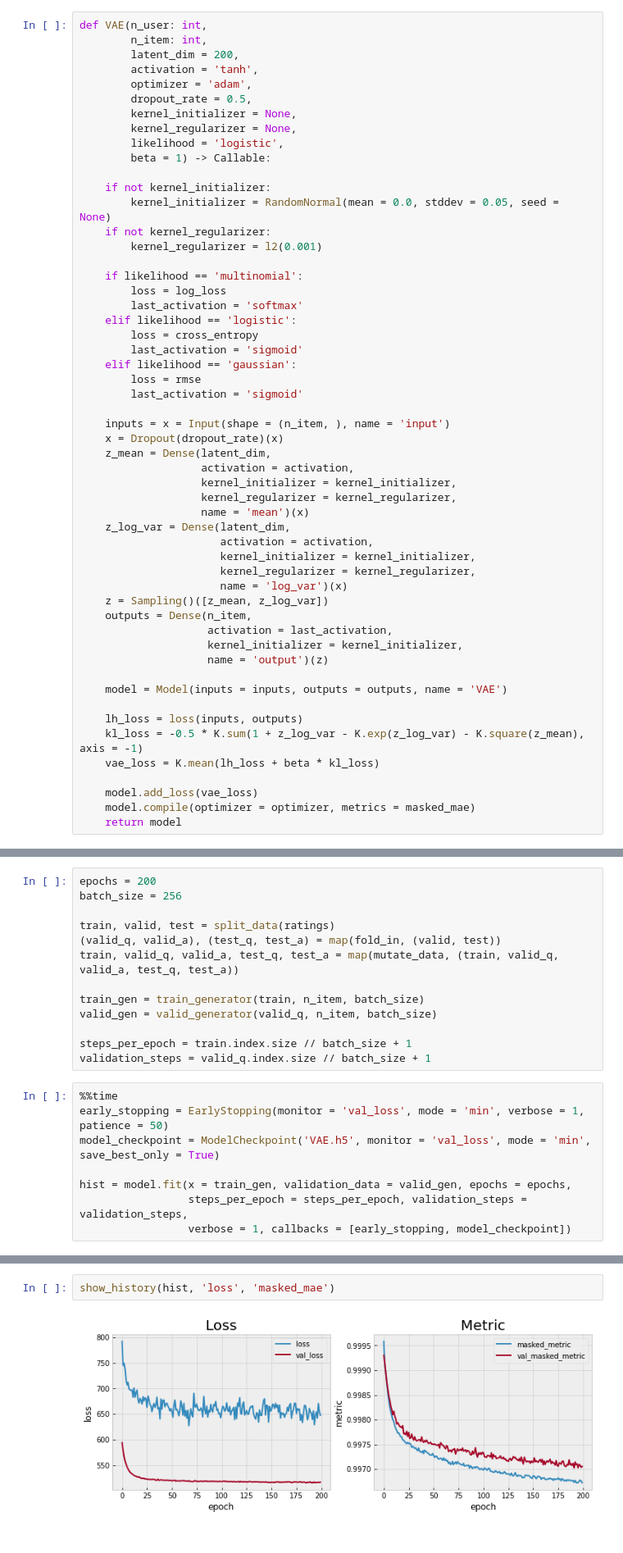
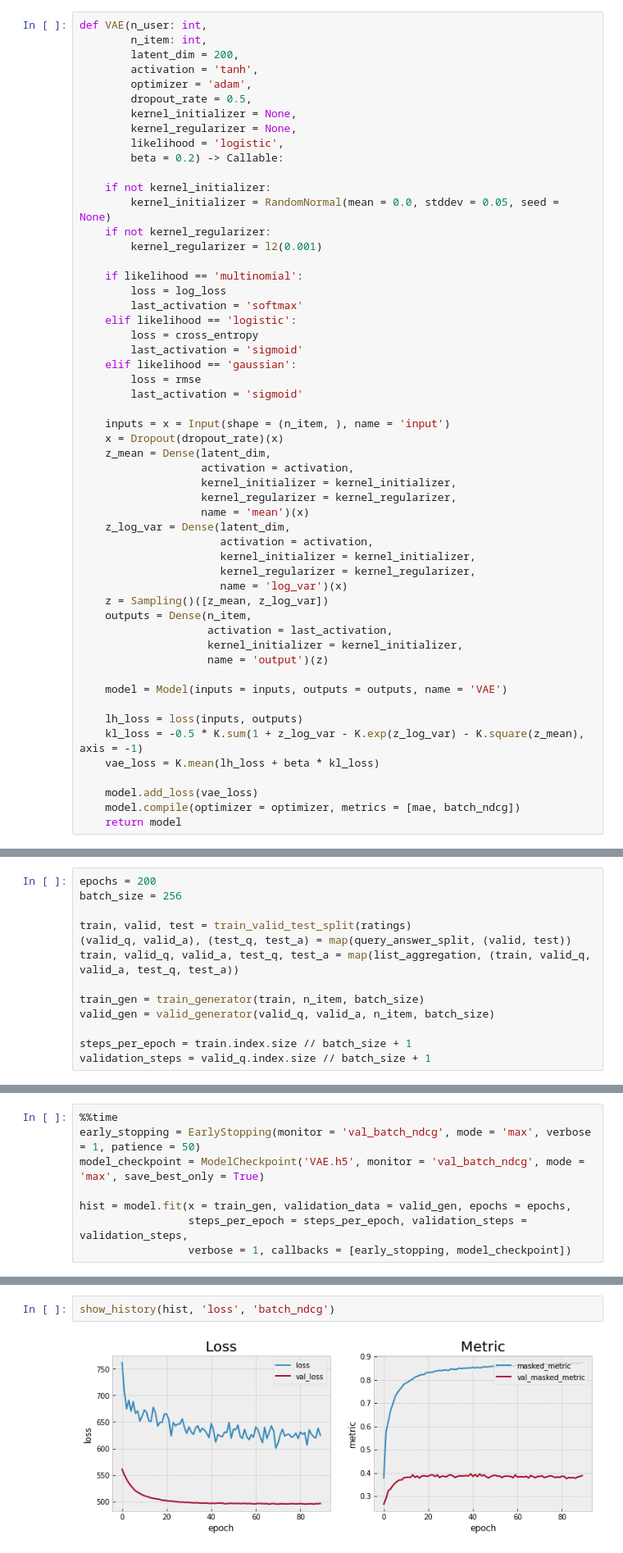
Before and after one commit to ivoryRabbit/RecSys, a Jupyter notebook: 6.VAE.ipynb, the cells around one changed output, grey strips where cells are left out. Shown at 82% size. Cells and saved outputs as stored; diff of their text form.

```diff
--- a/6.VAE.ipynb
+++ b/6.VAE.ipynb
@@ -271,7 +276,7 @@ def VAE(n_user: int,
         kernel_initializer = None,
         kernel_regularizer = None,
         likelihood = 'logistic',
-        beta = 1) -> Callable:
+        beta = 0.2) -> Callable:
 
     if not kernel_initializer:
         kernel_initializer = RandomNormal(mean = 0.0, stddev = 0.05, seed = None)
@@ -313,7 +318,7 @@ def VAE(n_user: int,
     vae_loss = K.mean(lh_loss + beta * kl_loss)
 
     model.add_loss(vae_loss)
-    model.compile(optimizer = optimizer, metrics = masked_mae)
+    model.compile(optimizer = optimizer, metrics = [mae, batch_ndcg])
     return model
 # %%
 def test_predictor(df: pd.DataFrame,
@@ -396,5 +421,18 @@ def AP_k(gt, rec, k = 20):
 # %% [markdown]
 ### 1. Multinomial Likelihood
+# %%
+epochs = 200
+batch_size = 256
+
+train, valid, test = train_valid_test_split(ratings)
+(valid_q, valid_a), (test_q, test_a) = map(query_answer_split, (valid, test))
+train, valid_q, valid_a, test_q, test_a = map(list_aggregation, (train, valid_q, valid_a, test_q, test_a))
+
+train_gen = train_generator(train, n_item, batch_size)
+valid_gen = valid_generator(valid_q, valid_a, n_item, batch_size)
+
+steps_per_epoch = train.index.size // batch_size + 1
+validation_steps = valid_q.index.size // batch_size + 1
 # %%
 optimizer = Adam(learning_rate = 0.001, decay = 1e-5)
 model = VAE(n_user, n_item, latent_dim = 200, optimizer = optimizer, likelihood = 'multinomial')
@@ -417,23 +455,10 @@ Total params: 2,227,706
 Trainable params: 2,227,706
 Non-trainable params: 0
 __________________________________________________________________________________________________
-# %%
-epochs = 200
-batch_size = 256
-
-train, valid, test = split_data(ratings)
-(valid_q, valid_a), (test_q, test_a) = map(fold_in, (valid, test))
-train, valid_q, valid_a, test_q, test_a = map(mutate_data, (train, valid_q, valid_a, test_q, test_a))
-
-train_gen = train_generator(train, n_item, batch_size)
-valid_gen = valid_generator(valid_q, n_item, batch_size)
-
-steps_per_epoch = train.index.size // batch_size + 1
-validation_steps = valid_q.index.size // batch_size + 1
 # %%
 %%time
-early_stopping = EarlyStopping(monitor = 'val_loss', mode = 'min', verbose = 1, patience = 50)
-model_checkpoint = ModelCheckpoint('VAE.h5', monitor = 'val_loss', mode = 'min', save_best_only = True)
+early_stopping = EarlyStopping(monitor = 'val_batch_ndcg', mode = 'max', verbose = 1, patience = 50)
+model_checkpoint = ModelCheckpoint('VAE.h5', monitor = 'val_batch_ndcg', mode = 'max', save_best_only = True)
 
 hist = model.fit(x = train_gen, validation_data = valid_gen, epochs = epochs,
                  steps_per_epoch = steps_per_epoch, validation_steps = validation_steps,
@@ -459,7 +484,7 @@ Wall time: 1min 32s
 # %%
-show_history(hist, 'loss', 'masked_mae')
+show_history(hist, 'loss', 'batch_ndcg')
 # %% [output]
-[figure, old version]
+[figure, new version]
 # %%
 pred = test_predictor(test_q, model, n_item, batch_size)
 pred
```
Also changed, not shown: parts of 20 cells of this notebook, 2 other files.
